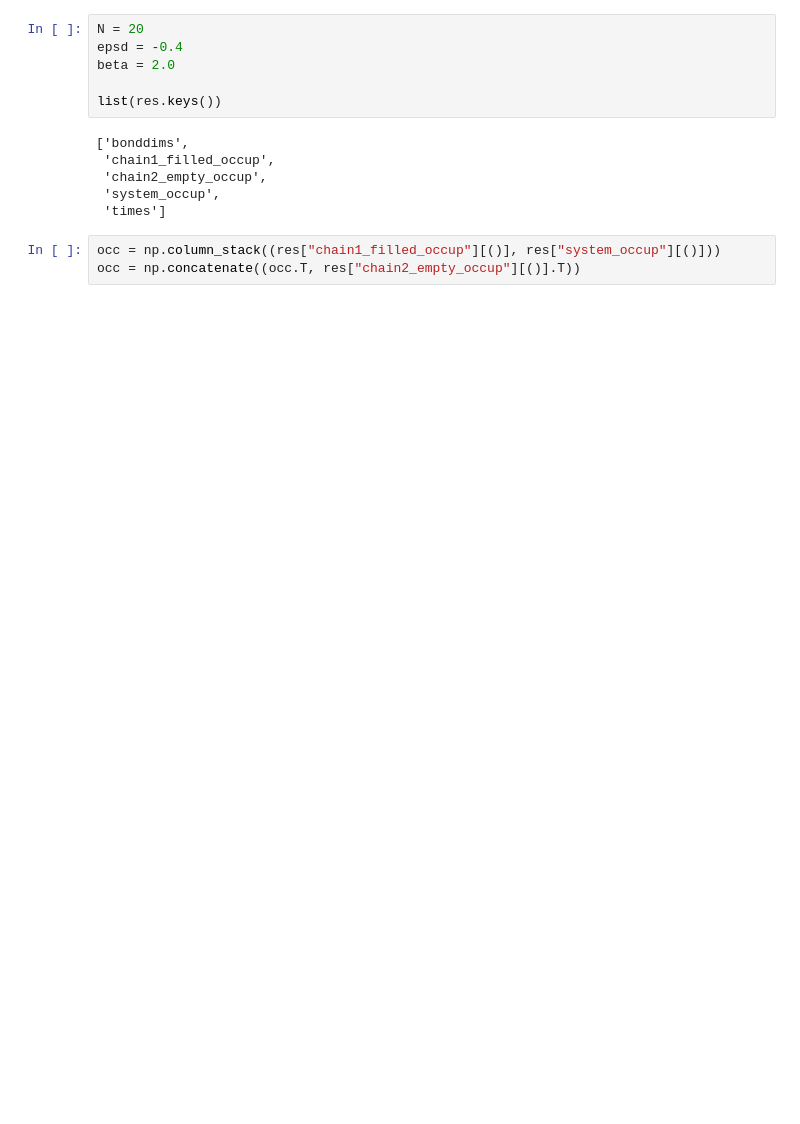
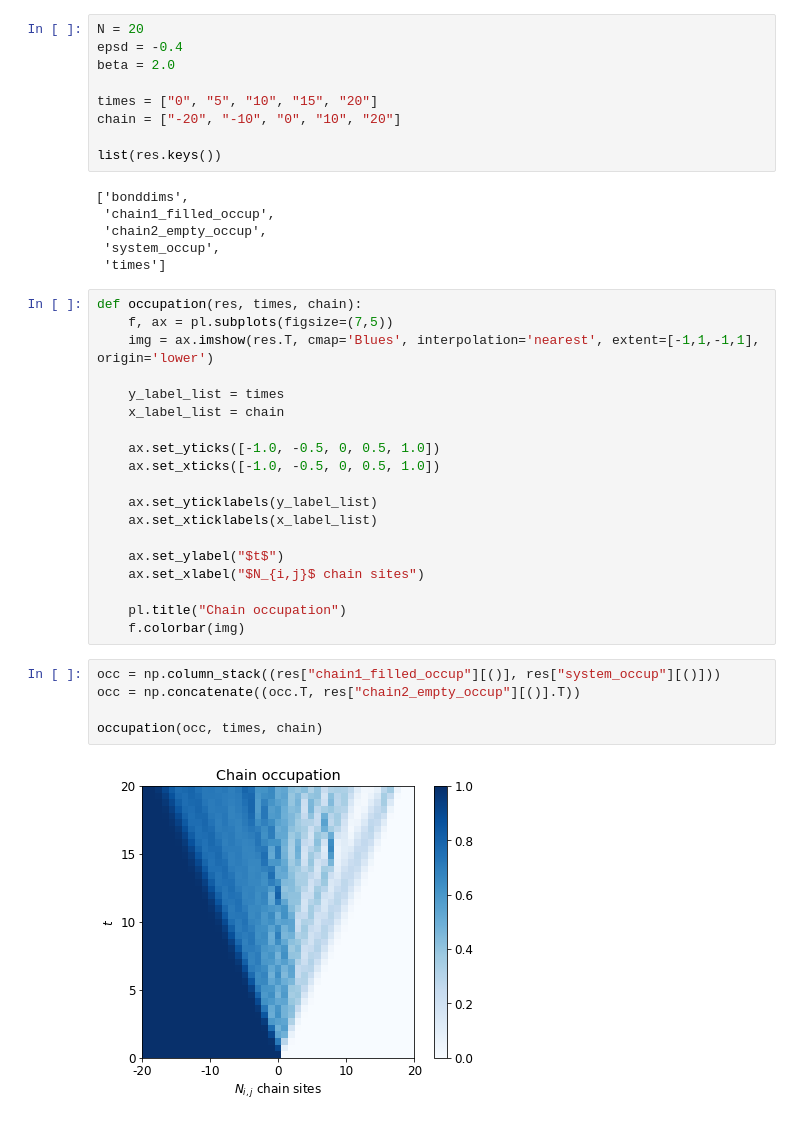
Before and after one commit to angelariva/spin-boson, a Jupyter notebook: fermions.ipynb, the cells around one changed output. Drawn from its saved outputs; the diff is of its cells as text; blank space fills up the shorter version.

Commit message:
finished working on plots

```diff
--- a/fermions.ipynb
+++ b/fermions.ipynb
@@ -103,6 +105,9 @@ N = 20
 epsd = -0.4
 beta = 2.0
 
+times = ["0", "5", "10", "15", "20"]
+chain = ["-20", "-10", "0", "10", "20"]
+
 list(res.keys())
 # %% [output]
 ['bonddims',
@@ -110,7 +115,30 @@ list(res.keys())
  'chain2_empty_occup',
  'system_occup',
  'times']
+# %%
+def occupation(res, times, chain):
+    f, ax = pl.subplots(figsize=(7,5))
+    img = ax.imshow(res.T, cmap='Blues', interpolation='nearest', extent=[-1,1,-1,1], origin='lower')
+
+    y_label_list = times
+    x_label_list = chain
+
+    ax.set_yticks([-1.0, -0.5, 0, 0.5, 1.0])
+    ax.set_xticks([-1.0, -0.5, 0, 0.5, 1.0])
+
+    ax.set_yticklabels(y_label_list)
+    ax.set_xticklabels(x_label_list)
+
+    ax.set_ylabel("$t$")
+    ax.set_xlabel("$N_{i,j}$ chain sites")
+
+    pl.title("Chain occupation")
+    f.colorbar(img)
 # %%
 occ = np.column_stack((res["chain1_filled_occup"][()], res["system_occup"][()]))
 occ = np.concatenate((occ.T, res["chain2_empty_occup"][()].T))
+
+occupation(occ, times, chain)
+# %% [output]
+[figure, added]
 # %%
```
Also changed, not shown: parts of 10 cells of this notebook.
